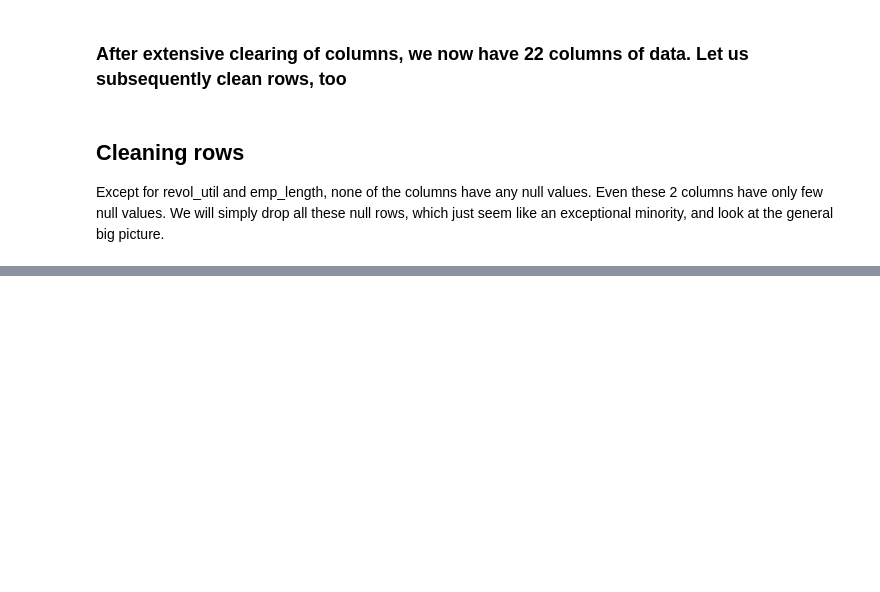
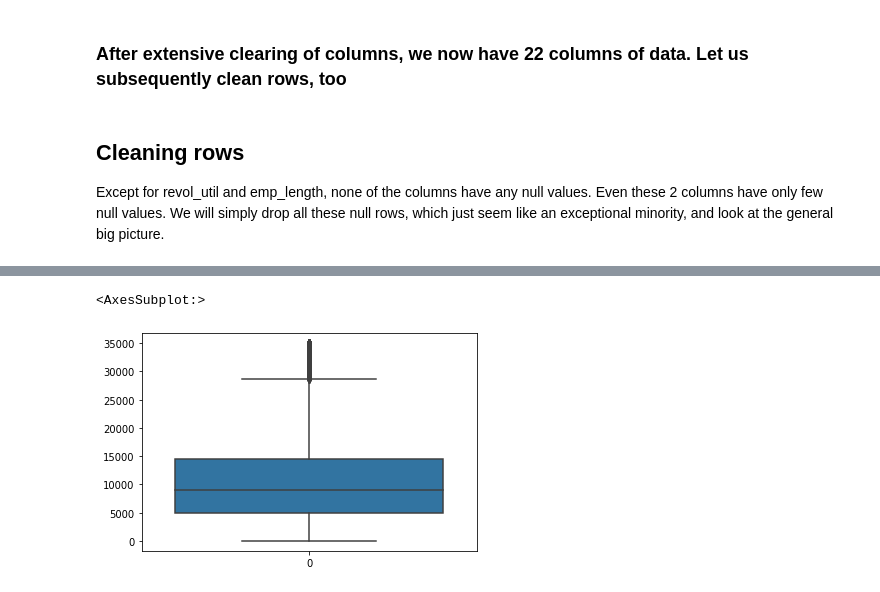
Before and after one commit to showman-sharma/LendingClubCaseStudy, a Jupyter notebook: V_S_S_Anirudh_Sharma.ipynb, the cells around one changed output, grey strips where cells are left out. Drawn from its saved outputs; the diff is of its cells as text; code cells hidden in the pictures; blank space fills up the shorter version.

```diff
--- a/V_S_S_Anirudh_Sharma.ipynb
+++ b/V_S_S_Anirudh_Sharma.ipynb
@@ -364,0 +388,5 @@ memory usage: 7.1+ MB
+# %%
+sns.boxplot(df.funded_amnt_inv)
+# %% [output]
+<AxesSubplot:>
+[figure, added]
```
Also changed, not shown: parts of 17 cells of this notebook.
